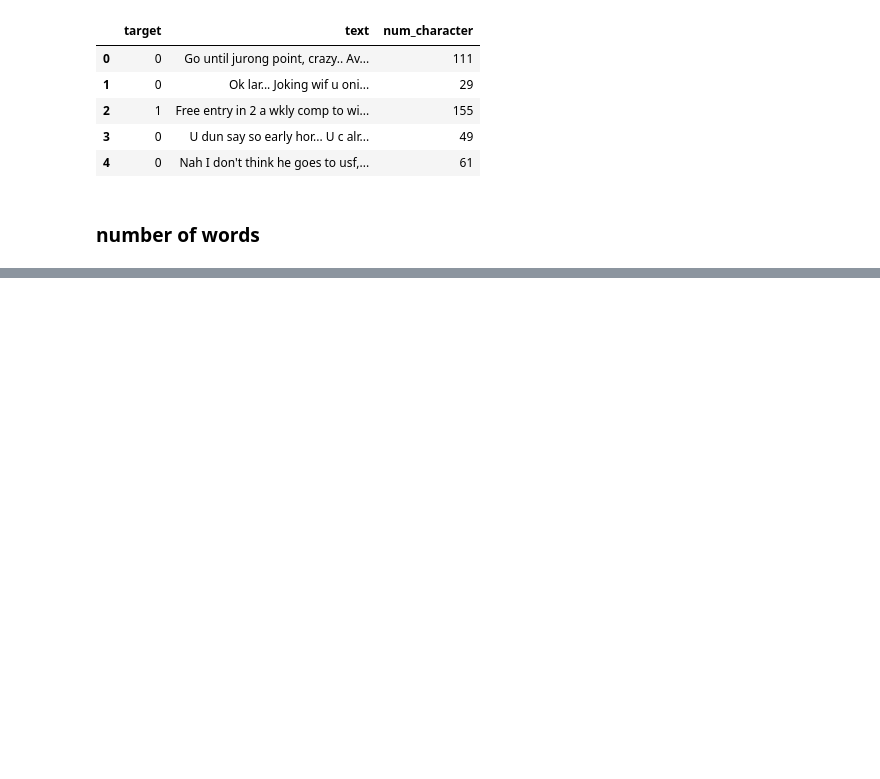
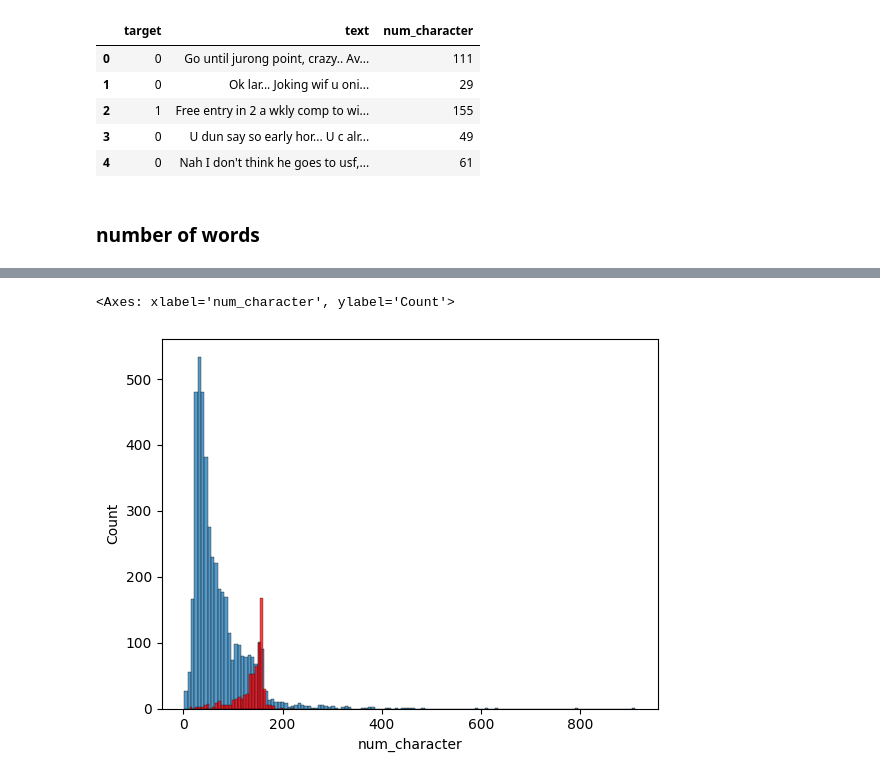
Before and after one commit to CodeWithKaushal/SMS-Spam-Classifier-Project, a Jupyter notebook: mamin.ipynb, the cells around one changed output, grey strips where cells are left out. Cells and saved outputs as stored; diff of their text form; code cells hidden in the pictures; blank space fills up the shorter version.

Commit message:
text preprocessing

```diff
--- a/mamin.ipynb
+++ b/mamin.ipynb
@@ -208,0 +177,12 @@ LookupError:
+# %%
+import spacy
+# Load the English tokenizer from spaCy
+nlp = spacy.load("en_core_web_sm")
+def spacy_tokenize(text):
+    if not isinstance(text, str):
+        return []  # Return an empty list if the text is not a string
+    return [token.text for token in nlp(text)]
+
+# Apply this tokenizer to your DataFrame
+df['num_words'] = df['text'].apply(lambda x: len(spacy_tokenize(x)))
+df.head()
@@ -208,0 +196,19 @@ LookupError:
+# %%
+import spacy
+import pandas as pd
+
+# Load the English tokenizer from spaCy
+nlp = spacy.load("en_core_web_sm")
+
+def spacy_sentence_tokenize(text):
+    if not isinstance(text, str):
+        return []  # Return an empty list if the text is not a string
+    doc = nlp(text)
+    return [sent.text for sent in doc.sents]
+
+
+# Apply this tokenizer to your DataFrame and count the number of sentences
+df['num_sentences'] = df['text'].apply(lambda x: len(spacy_sentence_tokenize(x)))
+
+# Display the DataFrame with the new column
+df.head()
@@ -208,0 +262,6 @@ LookupError:
+# %%
+sns.histplot(df[df['target']==0]['num_character'])
+sns.histplot(df[df['target']==1]['num_character'],color='red')
+# %% [output]
+<Axes: xlabel='num_character', ylabel='Count'>
+[figure, added]
```
Also changed, not shown: parts of 29 cells of this notebook.
